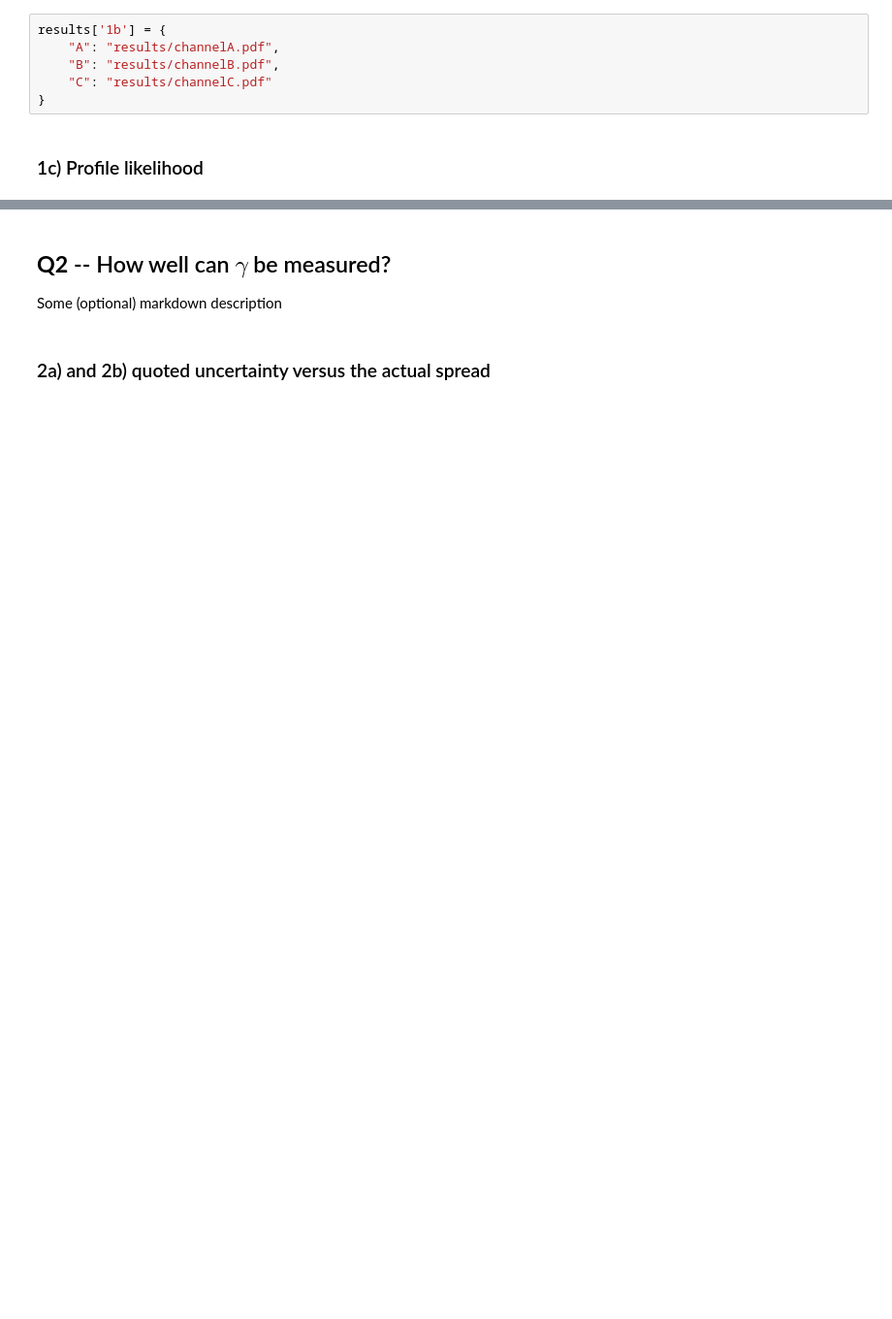
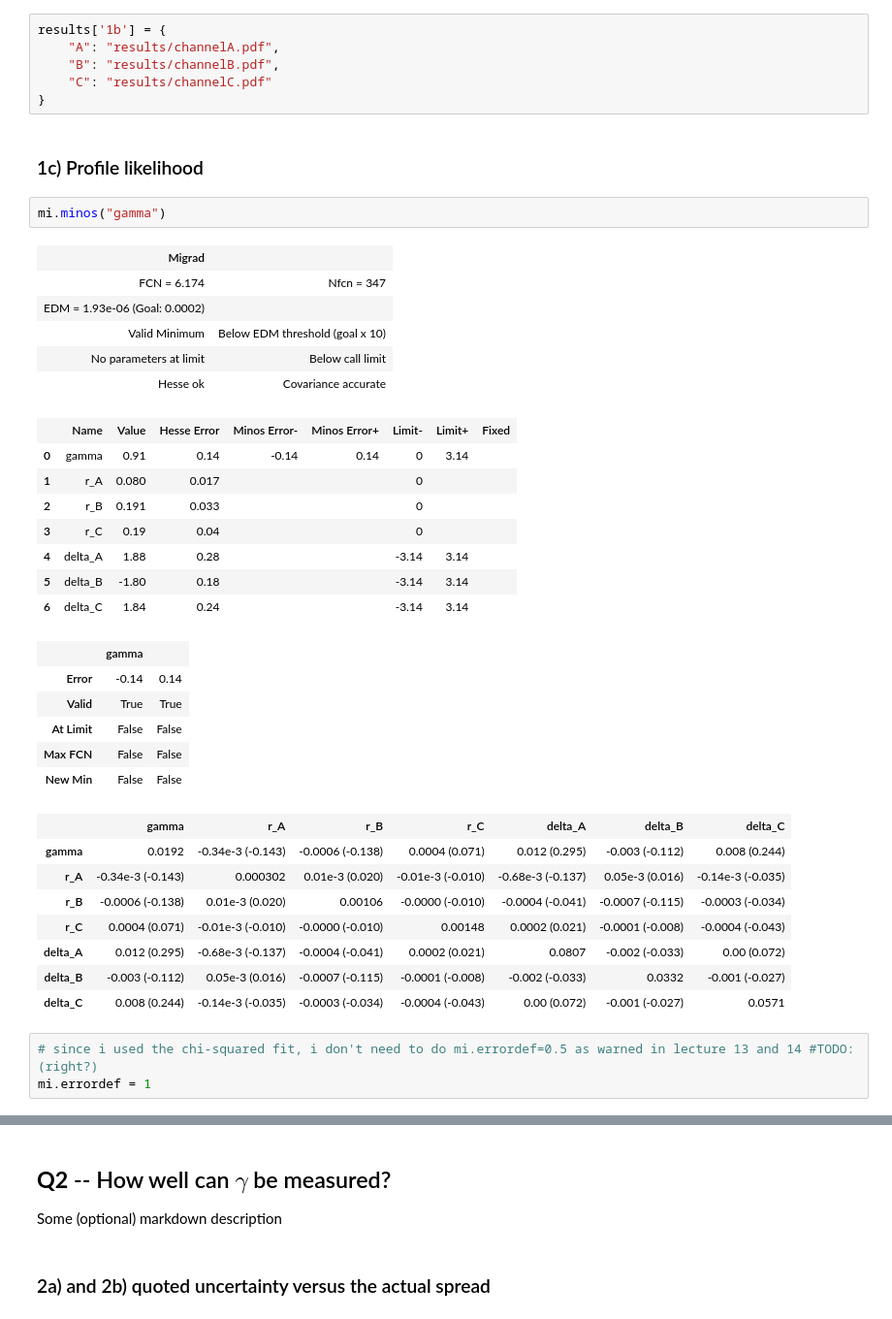
Before and after one commit to siahyeelong/S1_StatisticaMethods, a Jupyter notebook: solution.ipynb, the cells around one changed output, grey strips where cells are left out. Shown at 97% size. Cells and saved outputs as stored; diff of their text form; blank space fills up the shorter version.

```diff
--- a/solution.ipynb
+++ b/solution.ipynb
@@ -437,3 +459,37 @@ results['1b'] = {
 }
 # %% [markdown]
 ### 1c) Profile likelihood
+# %%
+mi.minos("gamma")
+# %% [output]
+| Migrad |  |
+| FCN = 6.174 | Nfcn = 347 |
+| EDM = 1.93e-06 (Goal: 0.0002) |  |
+| Valid Minimum | Below EDM threshold (goal x 10) |
+| No parameters at limit | Below call limit |
+| Hesse ok | Covariance accurate |
+|  | Name | Value | Hesse Error | Minos Error- | Minos Error+ | Limit- | Limit+ | Fixed |
+| 0 | gamma | 0.91 | 0.14 | -0.14 | 0.14 | 0 | 3.14 |  |
+| 1 | r_A | 0.080 | 0.017 |  |  | 0 |  |  |
+| 2 | r_B | 0.191 | 0.033 |  |  | 0 |  |  |
+| 3 | r_C | 0.19 | 0.04 |  |  | 0 |  |  |
+| 4 | delta_A | 1.88 | 0.28 |  |  | -3.14 | 3.14 |  |
+| 5 | delta_B | -1.80 | 0.18 |  |  | -3.14 | 3.14 |  |
+| 6 | delta_C | 1.84 | 0.24 |  |  | -3.14 | 3.14 |  |
+|  | gamma |  |
+| Error | -0.14 | 0.14 |
+| Valid | True | True |
+| At Limit | False | False |
+| Max FCN | False | False |
+| New Min | False | False |
+|  | gamma | r_A | r_B | r_C | delta_A | delta_B | delta_C |
+| gamma | 0.0192 | -0.34e-3 (-0.143) | -0.0006 (-0.138) | 0.0004 (0.071) | 0.012 (0.295) | -0.003 (-0.112) | 0.008 (0.244) |
+| r_A | -0.34e-3 (-0.143) | 0.000302 | 0.01e-3 (0.020) | -0.01e-3 (-0.010) | -0.68e-3 (-0.137) | 0.05e-3 (0.016) | -0.14e-3 (-0.035) |
+| r_B | -0.0006 (-0.138) | 0.01e-3 (0.020) | 0.00106 | -0.0000 (-0.010) | -0.0004 (-0.041) | -0.0007 (-0.115) | -0.0003 (-0.034) |
+| r_C | 0.0004 (0.071) | -0.01e-3 (-0.010) | -0.0000 (-0.010) | 0.00148 | 0.0002 (0.021) | -0.0001 (-0.008) | -0.0004 (-0.043) |
+| delta_A | 0.012 (0.295) | -0.68e-3 (-0.137) | -0.0004 (-0.041) | 0.0002 (0.021) | 0.0807 | -0.002 (-0.033) | 0.00 (0.072) |
+| delta_B | -0.003 (-0.112) | 0.05e-3 (0.016) | -0.0007 (-0.115) | -0.0001 (-0.008) | -0.002 (-0.033) | 0.0332 | -0.001 (-0.027) |
+| delta_C | 0.008 (0.244) | -0.14e-3 (-0.035) | -0.0003 (-0.034) | -0.0004 (-0.043) | 0.00 (0.072) | -0.001 (-0.027) | 0.0571 |
+# %%
+# since i used the chi-squared fit, i don't need to do mi.errordef=0.5 as warned in lecture 13 and 14 #TODO: (right?)
+mi.errordef = 1
```
Also changed, not shown: parts of 16 cells of this notebook, 4 other files.
